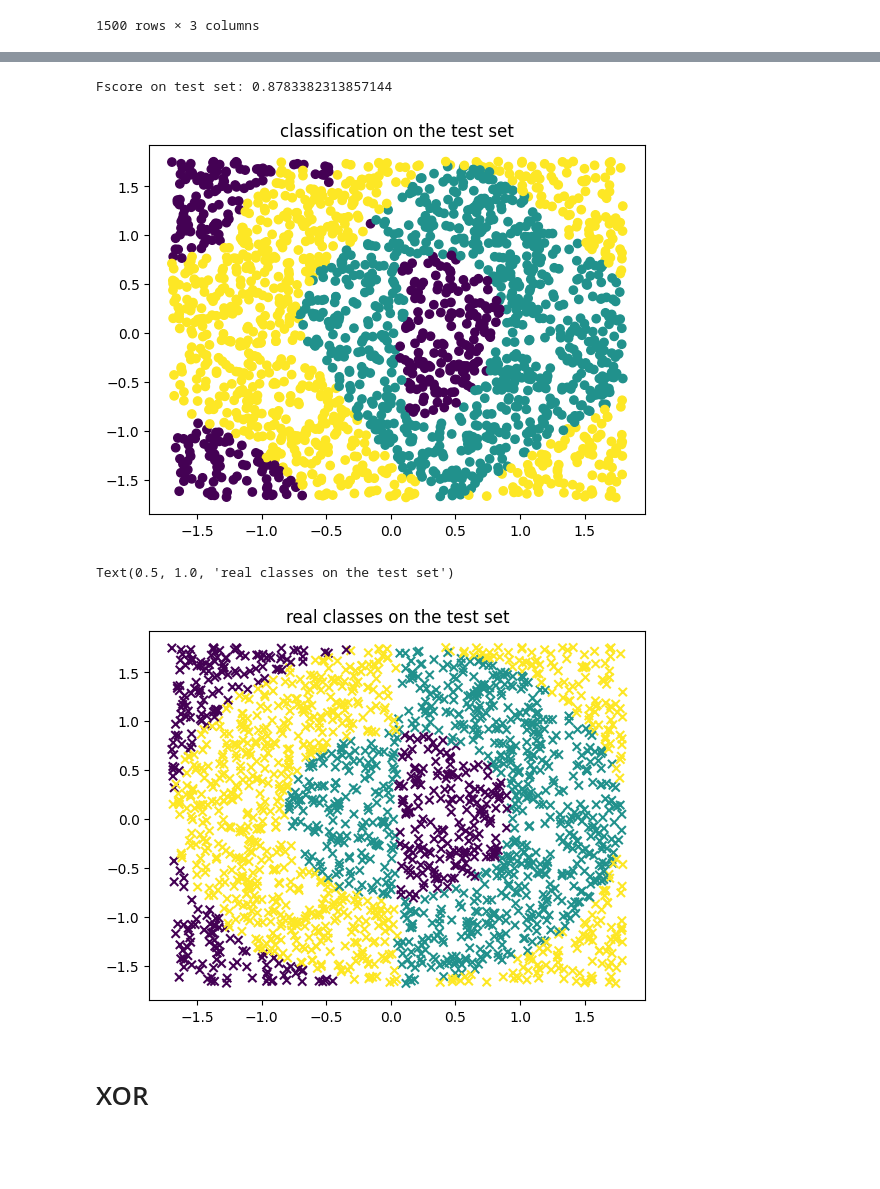
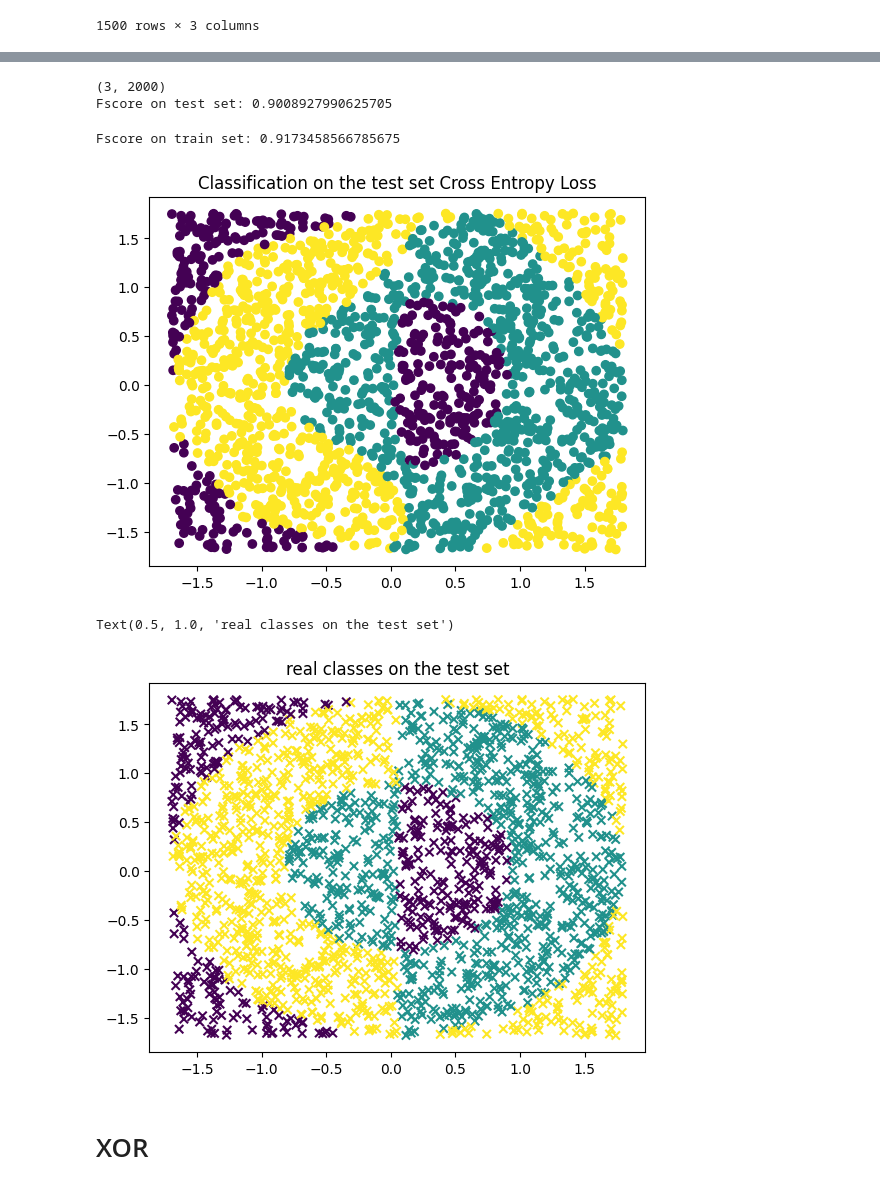
Before and after one commit to Fersoil/miowad, a Jupyter notebook: NN/NN4.ipynb, the cells around one changed output, grey strips where cells are left out. Drawn from its saved outputs; the diff is of its cells as text; code cells hidden in the pictures; blank space fills up the shorter version.

```diff
--- a/NN/NN4.ipynb
+++ b/NN/NN4.ipynb
@@ -196,5 +267,5 @@ y_test = rings_test.c.values.reshape(-1, 1)
 # %%
-mlp_steps = networks.MLP(layers, input=train.T.to_numpy(), output_type="classification")
+mlp_steps = networks.MLP(layers, input=train.T.to_numpy(), output_type="classification", regularization=None)
 
 max_epochs = 5000
 
@@ -236,19 +308,26 @@ print(y_pred.shape)
 y_onehot = networks.assets.one_hot(y_test.T, 3)
 print("Fscore on test set:", mlp_steps.Fscore(y_pred, y_onehot))
 # %% [output]
-Fscore on test set: 0.8783382313857144
+(3, 2000)
+Fscore on test set: 0.9008927990625705
+# %%
+y_train_pred = mlp_steps.full_forward_pass(train.T)
+y_train_onehot = networks.assets.one_hot(y_train.T, 3)
+print("Fscore on train set:", mlp_steps.Fscore(y_train_pred, y_train_onehot))
+# %% [output]
+Fscore on train set: 0.9173458566785675
 # %%
 
 
 y_pred = mlp_steps.predict(test.T).flatten()
 plt.scatter(test.x, test.y, c=y_pred)
-plt.title("classification on the test set")
+plt.title("Classification on the test set Cross Entropy Loss")
 plt.show()
 
 plt.scatter(test.x, test.y, c=rings_test.c, marker="x")
 plt.title("real classes on the test set")
 # %% [output]
-[figure, old version]
+[figure, new version]
 Text(0.5, 1.0, 'real classes on the test set')
 [figure]
 # %% [markdown]
```
Also changed, not shown: parts of 27 cells of this notebook, 3 other files.
